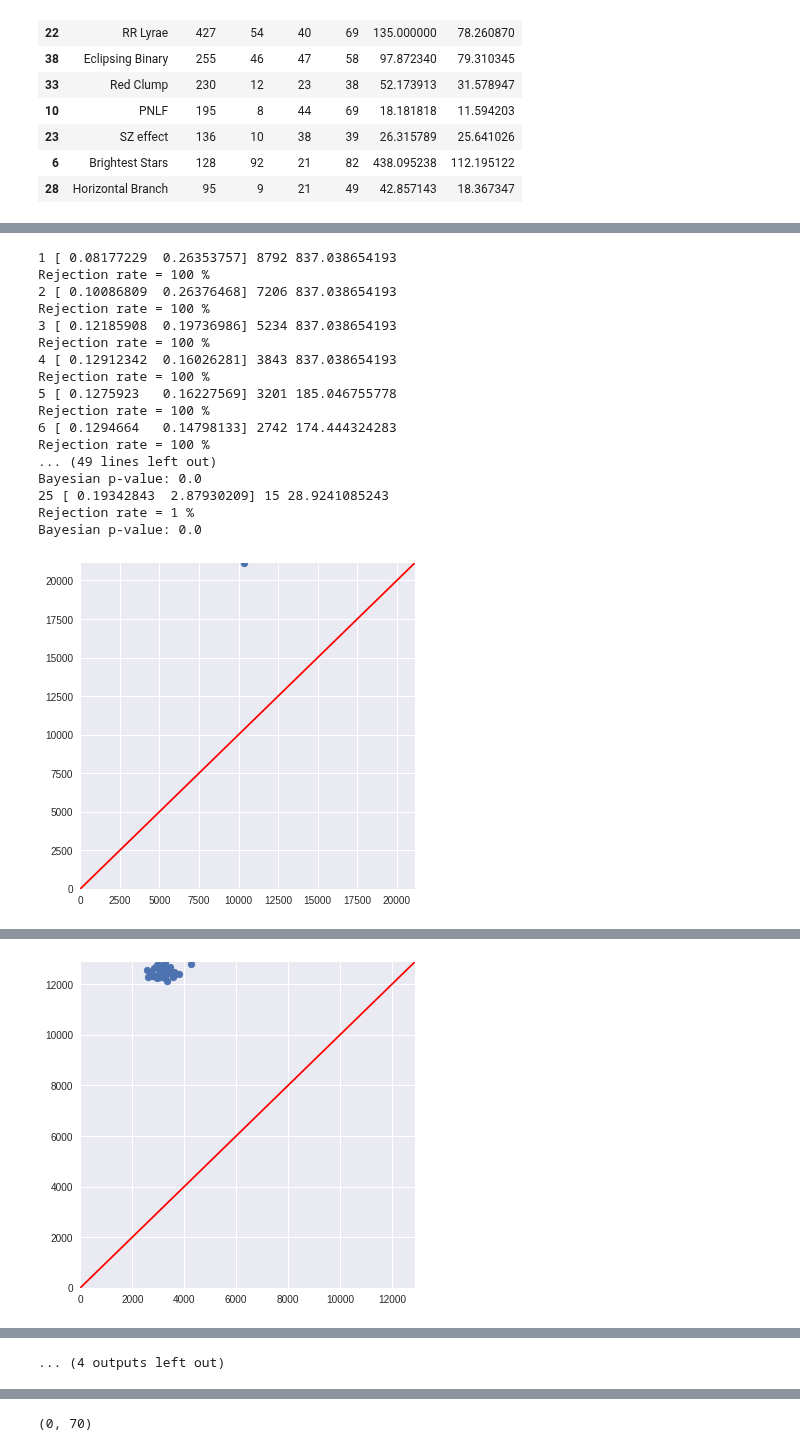
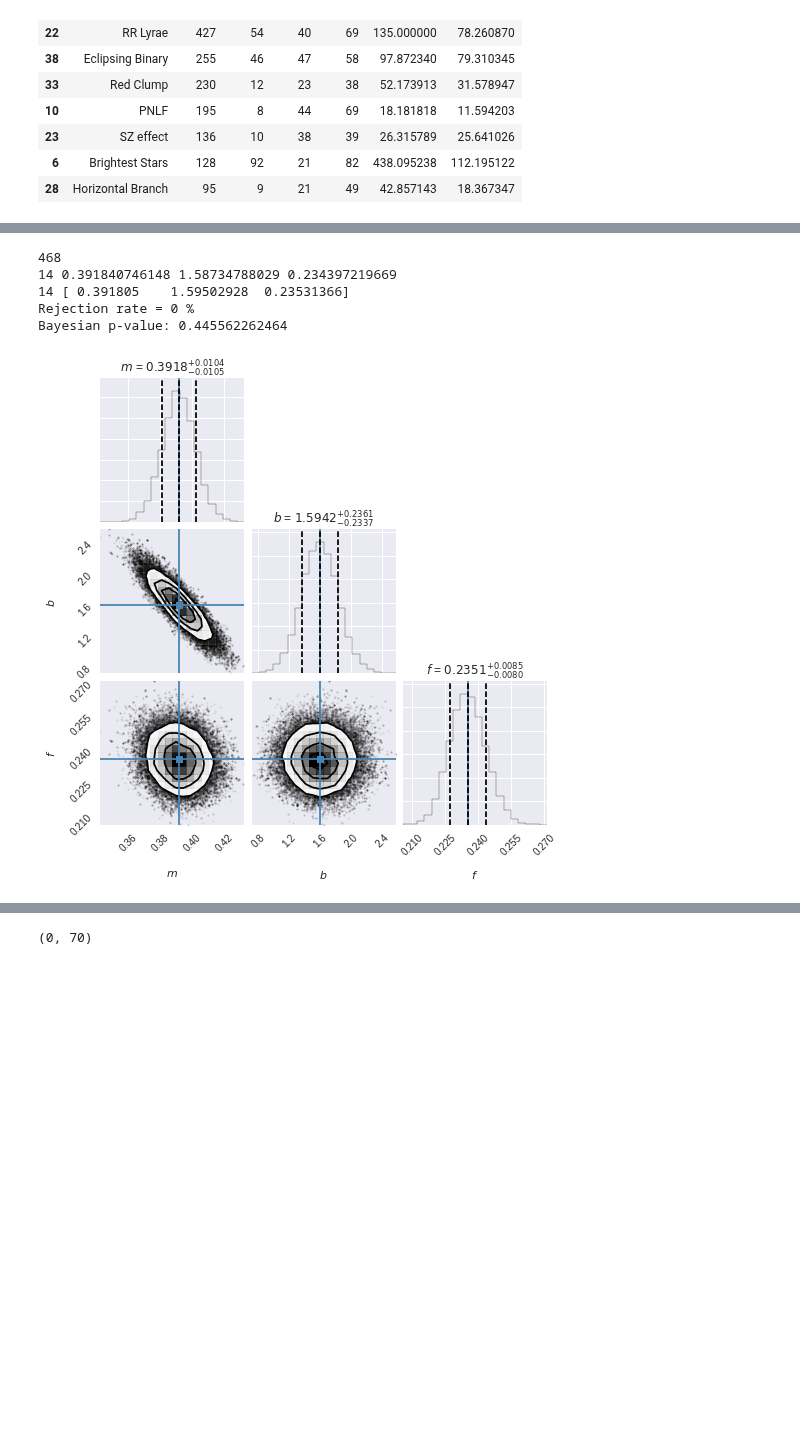
Before and after one commit to saint-germain/anisotropias, a Jupyter notebook: correctdiscrepancy.ipynb, the cells around one changed output, grey strips where cells are left out. Drawn from its saved outputs; the diff is of its cells as text; code cells hidden in the pictures; blank space fills up the shorter version.

```diff
--- a/correctdiscrepancy.ipynb
+++ b/correctdiscrepancy.ipynb
@@ -267,51 +248,31 @@ def discrepq2(samples,x,y,yerr):
 # %%
-# en este punto no es necesario graficar los resultados del mcmc, pero valdría la pena dejarlo correr mas?
-# tambien se podrian pesar cada samples, pero no pienso que sea correcto
-bdist=np.array([])
-mdist=np.array([])
-coun=0
-for i in range(1,26): # sin el yerr al cuadrado da buenos resultados para el errsist, hay que comparar los y_sim
-    filt=np.array(em)>i
-    x=np.array(dboot)[filt]
-    y=np.array(bootp50)[filt]
-    #yerr=np.array(wstd)[filt] # wstd
-    yerr=np.array(bootsig)[filt]
-    y=y**2
-    yerr=yerr**2
-#    nll = lambda *args: -lnlikelin(*args)
-#    result = op.minimize(nll, [1.]*2, args=(x, y,yerr))
-    result = (1,4)
-    m_ml, b_ml = result
+i=14
+filt=np.array(em)>i
+print(filt.sum())
+x=np.array(dboot)[filt]
+y=np.array(bootp50)[filt]
+
+nll = lambda *args: -lnlike2(*args)## AQUI
+result = op.minimize(nll, [1.]*3, args=(x, y)) ## AQUI
+m_ml, b_ml,f_ml = result["x"]## AQUI
+print(i,m_ml,b_ml,f_ml)## AQUI
 #    if b_ml > 0:
-    ndim, nwalkers = len(result), 100
-    pos = [result + 1e-4*np.random.randn(ndim) for i in range(nwalkers)]
-    sampler = emcee.EnsembleSampler(nwalkers, ndim, lnproblin, args=(x, y,yerr))
-    # 2. Let the walkers walk 1000 steps (10000 will do the trick as well)
-    sampler.run_mcmc(pos, 1000);
-    # Here we remove the burn-in steps, which we estimate to be around 100.
-    # This can be estimated by calculating the autocorrelation time (see below)
-    samples = sampler.chain[:, 100:, :].reshape((-1, ndim))
-    bdist=np.hstack((bdist,samples[:,1]))
-    mdist=np.hstack((mdist,samples[:,0]))
-    print(i,samples.mean(axis=0),filt.sum(),x.max())
-    coun+=1
-    discrepq(samples,x,y,yerr)
+ndim, nwalkers = len(result["x"]), 100
+pos = [result["x"] + 1e-4*np.random.randn(ndim) for i in range(nwalkers)]
+sampler = emcee.EnsembleSampler(nwalkers, ndim, lnprob2, args=(x, y,yerr)) ## AQUI
+# 2. Let the walkers walk 1000 steps (10000 will do the trick as well)
+sampler.run_mcmc(pos, 1000);
+# Here we remove the burn-in steps, which we estimate to be around 100.
+# This can be estimated by calculating the autocorrelation time (see below)
+samples = sampler.chain[:, 100:, :].reshape((-1, ndim))
+sth=samples.mean(axis=0)
+fig = corner.corner(samples, labels=["$m$", "$b$","$f$"],truths=sth, quantiles=[0.16, 0.5, 0.84], show_titles=True,title_fmt='.4f')
+print(i,sth)
+discrep2(samples,x,y)
 # %% [output]
-1 [ 0.08177229  0.26353757] 8792 837.038654193
-Rejection rate = 100 %
-2 [ 0.10086809  0.26376468] 7206 837.038654193
-Rejection rate = 100 %
-3 [ 0.12185908  0.19736986] 5234 837.038654193
-Rejection rate = 100 %
-4 [ 0.12912342  0.16026281] 3843 837.038654193
-Rejection rate = 100 %
-5 [ 0.1275923   0.16227569] 3201 185.046755778
-Rejection rate = 100 %
-6 [ 0.1294664   0.14798133] 2742 174.444324283
-Rejection rate = 100 %
-... (49 lines left out)
-Bayesian p-value: 0.0
-25 [ 0.19342843  2.87930209] 15 28.9241085243
-Rejection rate = 1 %
-Bayesian p-value: 0.0
+468
+14 0.391840746148 1.58734788029 0.234397219669
+14 [ 0.391805    1.59502928  0.23531366]
+Rejection rate = 0 %
+Bayesian p-value: 0.445562262464
-[figure, old version]
+[figure, new version]
@@ -319 +279,0 @@ Bayesian p-value: 0.0
-[figure, removed]
@@ -328 +279,0 @@ Bayesian p-value: 0.0
-... (4 outputs left out)
```
Also changed, not shown: parts of 36 cells of this notebook.
